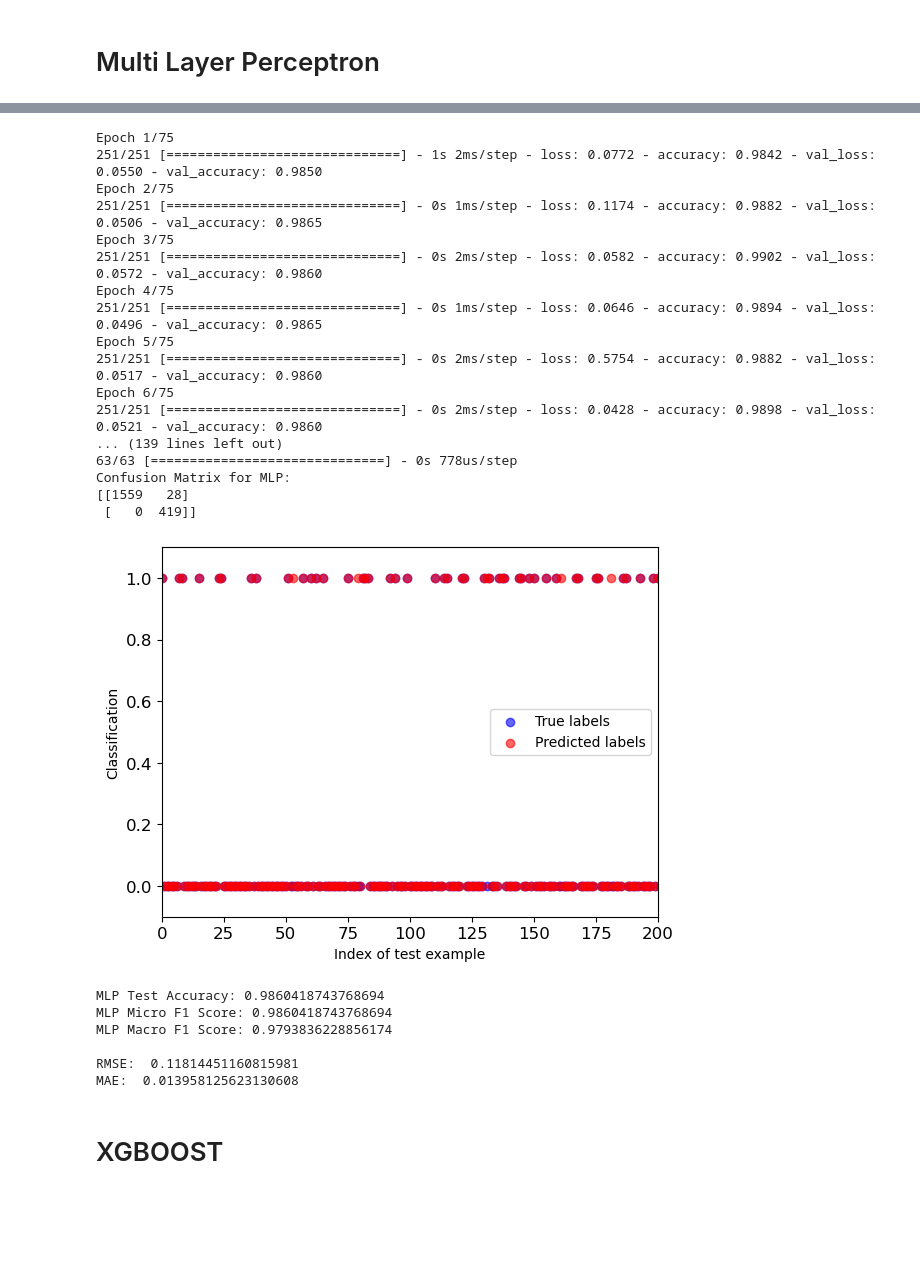
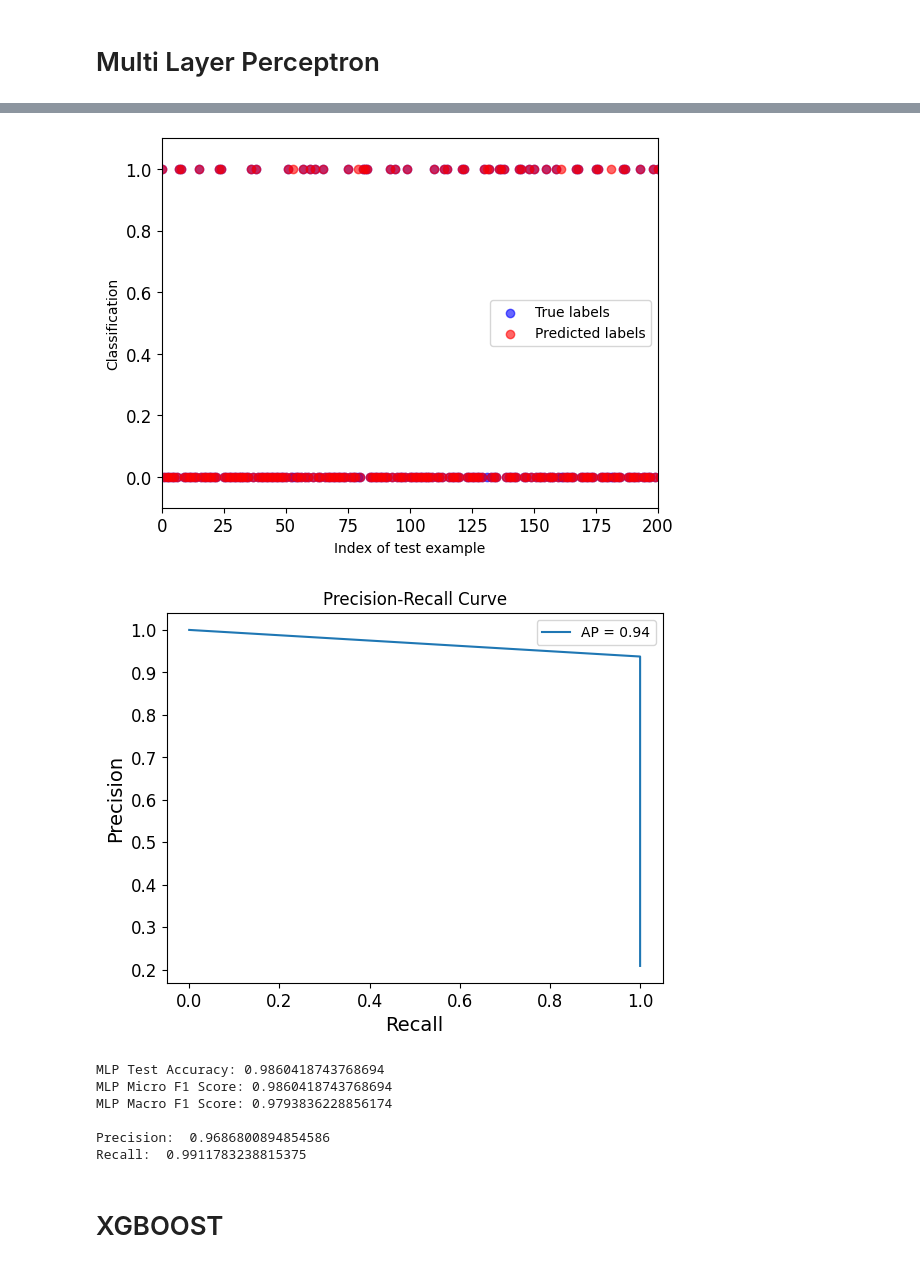
Before and after one commit to trevorsweigart/pha-classification, a Jupyter notebook: pha-classification.ipynb, the cells around one changed output, grey strips where cells are left out. Saved outputs shown, nothing was run; the diff lists cells and outputs as text; code cells hidden in the pictures; blank space fills up the shorter version.

```diff
--- a/pha-classification.ipynb
+++ b/pha-classification.ipynb
@@ -324,13 +358,28 @@ def MLP():
     plt.legend()
     plt.show()
 
-    return model, history, mlp_accuracy, mlp_microf1, mlp_macrof1, mlp_rmse, mlp_mae
+    #Precison recal curve
+    precision, recall, thresholds = precision_recall_curve(y_test, y_pred)
+    average_precision = average_precision_score(y_test, y_pred)
+    plt.plot(recall, precision, label=f'AP = {average_precision:.2f}')
+    plt.xlabel('Recall')
+    plt.ylabel('Precision')
+    plt.title('Precision-Recall Curve')
+    plt.legend()
+    plt.show()
 
-mlp_model, mlp_history, mlp_accuracy, mlp_microf1, mlp_macrof1, mlp_rmse, mlp_mae = MLP()
+    precision = precision_score(y_test, y_pred, average="macro")
+    recall = recall_score(y_test, y_pred, average="macro")
+
+    return model, history, mlp_accuracy, mlp_microf1, mlp_macrof1, mlp_rmse, mlp_mae, precision, recall
+
+mlp_model, mlp_history, mlp_accuracy, mlp_microf1, mlp_macrof1, mlp_rmse, mlp_mae, mlp_precision, mlp_recall = MLP()
 
 print("\nMLP Test Accuracy:", mlp_accuracy)
 print("MLP Micro F1 Score:", mlp_microf1)
 print("MLP Macro F1 Score:", mlp_macrof1)
-print("\nRMSE: ", mlp_rmse)
-print("MAE: ", mlp_mae)
+#print("\nRMSE: ", mlp_rmse)
+#print("MAE: ", mlp_mae)
+print("\nPrecision: ", mlp_precision)
+print("Recall: ", mlp_recall)
 # %% [output]
@@ -346,27 +403,11 @@ To enable the following instructions: AVX2 AVX_VNNI FMA, in other operations, re
+[figure]
+[figure, added]
-Epoch 1/75
-251/251 [==============================] - 1s 2ms/step - loss: 0.0772 - accuracy: 0.9842 - val_loss: 0.0550 - val_accuracy: 0.9850
-Epoch 2/75
-251/251 [==============================] - 0s 1ms/step - loss: 0.1174 - accuracy: 0.9882 - val_loss: 0.0506 - val_accuracy: 0.9865
-Epoch 3/75
-251/251 [==============================] - 0s 2ms/step - loss: 0.0582 - accuracy: 0.9902 - val_loss: 0.0572 - val_accuracy: 0.9860
-Epoch 4/75
-251/251 [==============================] - 0s 1ms/step - loss: 0.0646 - accuracy: 0.9894 - val_loss: 0.0496 - val_accuracy: 0.9865
-Epoch 5/75
-251/251 [==============================] - 0s 2ms/step - loss: 0.5754 - accuracy: 0.9882 - val_loss: 0.0517 - val_accuracy: 0.9860
-Epoch 6/75
-251/251 [==============================] - 0s 2ms/step - loss: 0.0428 - accuracy: 0.9898 - val_loss: 0.0521 - val_accuracy: 0.9860
-... (139 lines left out)
-63/63 [==============================] - 0s 778us/step
-Confusion Matrix for MLP:
-[[1559   28]
- [   0  419]]
+MLP Test Accuracy: 0.9860418743768694
+MLP Micro F1 Score: 0.9860418743768694
+MLP Macro F1 Score: 0.9793836228856174
+
+Precision:  0.9686800894854586
+Recall:  0.9911783238815375
-[figure]
-MLP Test Accuracy: 0.9860418743768694
-MLP Micro F1 Score: 0.9860418743768694
-MLP Macro F1 Score: 0.9793836228856174
-
-RMSE:  0.11814451160815981
-MAE:  0.013958125623130608
 # %% [markdown]
 # XGBOOST
 # %%
```
Also changed, not shown: parts of 5 cells of this notebook.
